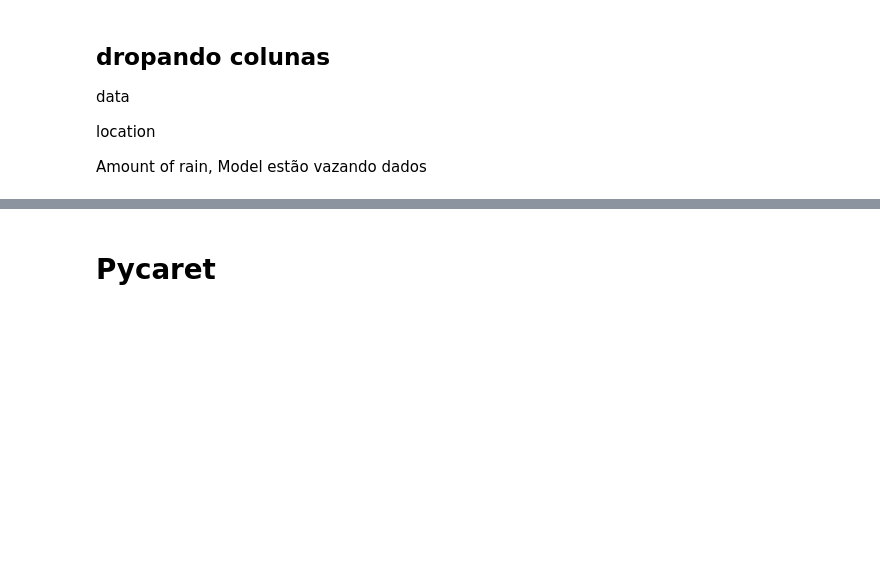
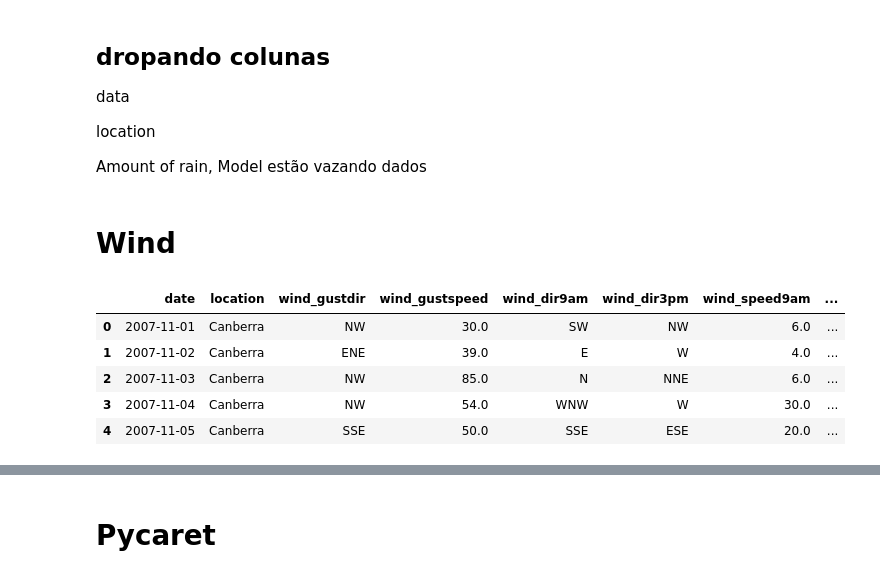
Before and after one commit to Lucascapdeville/weather_prediction, a Jupyter notebook: weather_prediction.ipynb, the cells around one changed output, grey strips where cells are left out. Saved outputs shown, nothing was run; the diff lists cells and outputs as text; code cells hidden in the pictures; blank space fills up the shorter version.

```diff
--- a/weather_prediction.ipynb
+++ b/weather_prediction.ipynb
@@ -36,0 +36,2 @@ rain.dropna(inplace=True)
+# %% [markdown]
+# Wind
@@ -36,0 +40,9 @@ rain.dropna(inplace=True)
+# %%
+wind.head(5)
+# %% [output]
+|  | date | location | wind_gustdir | wind_gustspeed | wind_dir9am | wind_dir3pm | wind_speed9am | ... |
+| 0 | 2007-11-01 | Canberra | NW | 30.0 | SW | NW | 6.0 | ... |
+| 1 | 2007-11-02 | Canberra | ENE | 39.0 | E | W | 4.0 | ... |
+| 2 | 2007-11-03 | Canberra | NW | 85.0 | N | NNE | 6.0 | ... |
+| 3 | 2007-11-04 | Canberra | NW | 54.0 | WNW | W | 30.0 | ... |
+| 4 | 2007-11-05 | Canberra | SSE | 50.0 | SSE | ESE | 20.0 | ... |
```
Also changed, not shown: parts of 6 cells of this notebook.
